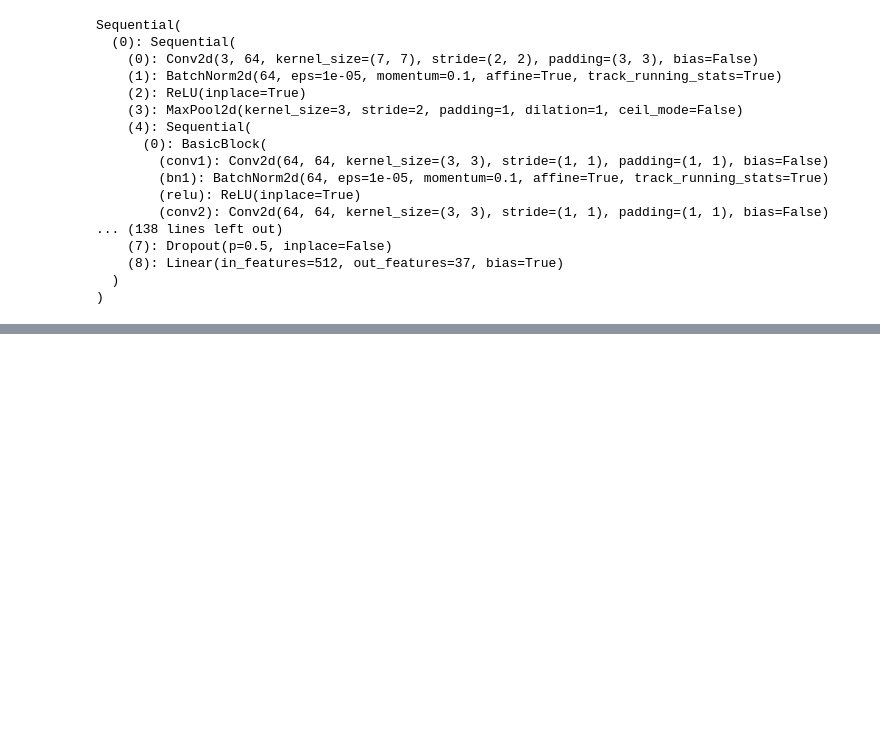
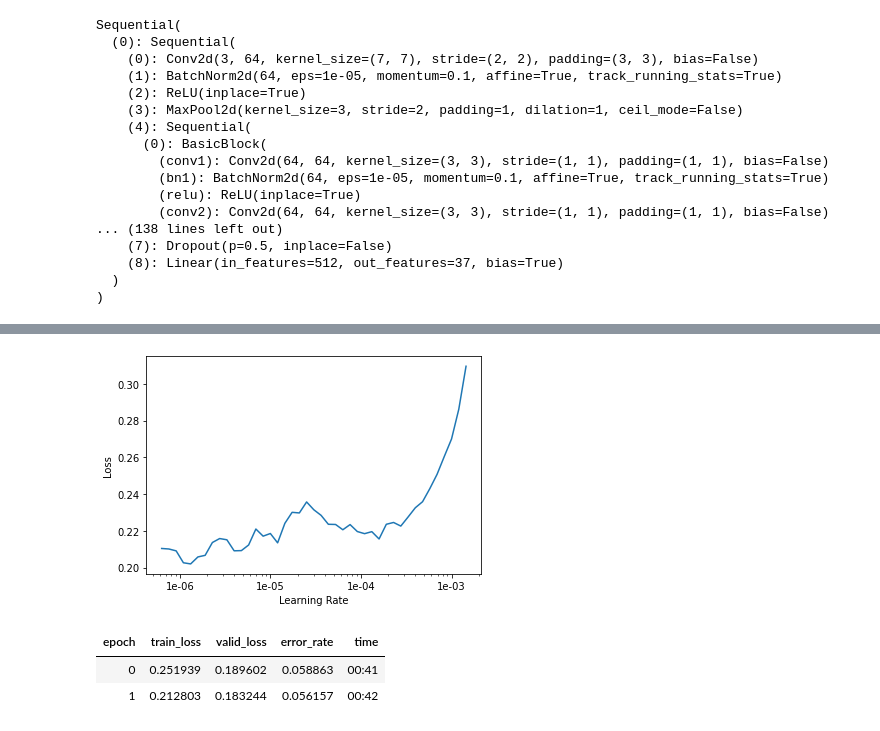
Before and after one commit to harishmohan60/fastaicourse, a Jupyter notebook: Lesson1.ipynb, the cells around one changed output, grey strips where cells are left out. Drawn from its saved outputs; the diff is of its cells as text; code cells hidden in the pictures; blank space fills up the shorter version.

```diff
--- a/Lesson1.ipynb
+++ b/Lesson1.ipynb
@@ -108,0 +159,2 @@ learn.fit_one_cycle(4)
+# %%
+learn.fit_one_cycle(1)
@@ -108,0 +164,2 @@ learn.fit_one_cycle(4)
+# %%
+learn.load('stage-1');
@@ -108,0 +173,11 @@ learn.fit_one_cycle(4)
+# %%
+learn.recorder.plot()
+# %% [output]
+[figure, added]
+# %%
+learn.unfreeze()
+learn.fit_one_cycle(2, max_lr=slice(1e-6, 1e-4))
+# %% [output]
+| epoch | train_loss | valid_loss | error_rate | time |
+| 0 | 0.251939 | 0.189602 | 0.058863 | 00:41 |
+| 1 | 0.212803 | 0.183244 | 0.056157 | 00:42 |
```
Also changed, not shown: parts of 52 cells of this notebook.
